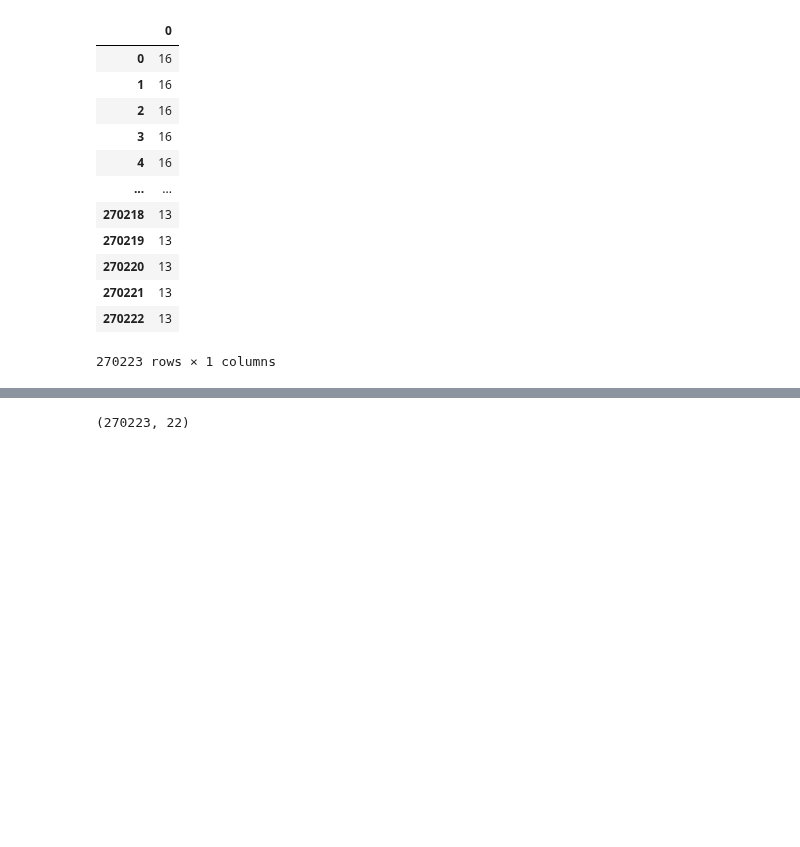
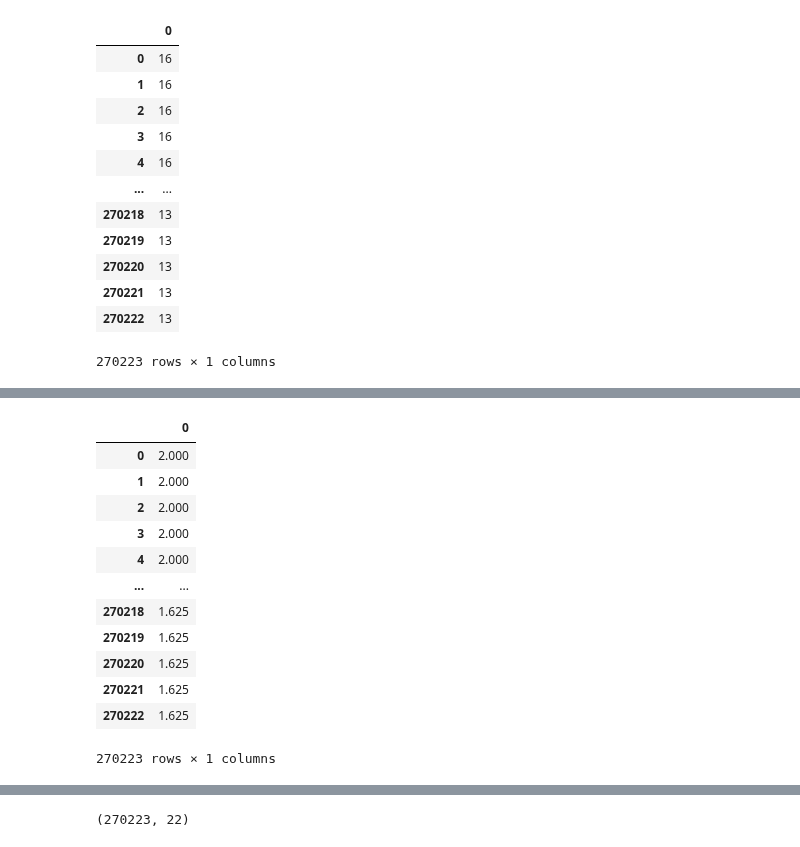
Before and after one commit to Swalke20/DLS_Project, a Jupyter notebook: DLS Data.ipynb, the cells around one changed output, grey strips where cells are left out. Cells and saved outputs as stored; diff of their text form; code cells hidden in the pictures; blank space fills up the shorter version.

```diff
--- a/DLS Data.ipynb
+++ b/DLS Data.ipynb
@@ -1999,11 +1999,19 @@ final_cricketers_dict
  ...}
 # %%
 list_team_value = []
+average_list_team_value = []
+start_list_team_value = []
 for index, row in delivery_df.iterrows():
     team_value = 0
     for player in row['Remaining Team']:
         team_value+=final_cricketers_dict[player]
+    average_team_value = team_value/len(row['Remaining Team'])
+    start_team_value = 0
+    for player in row['Start Team']:
+        start_team_value+=final_cricketers_dict[player]
     list_team_value.append(team_value)
+    average_list_team_value.append(average_team_value)
+    start_list_team_value.append(start_team_value)
 # %%
 list_team_value
 # %% [output]
@@ -2027,5 +2075,7 @@ list_team_value
 # %%
 team_value_df = pd.DataFrame(list_team_value)
+average_team_value_df = pd.DataFrame(average_list_team_value)
+start_team_value_df = pd.DataFrame(start_list_team_value)
 # %%
 team_value_df
 # %% [output]
@@ -2060,3 +2112,19 @@ team_value_df
 | 270221 | 13 |
 | 270222 | 13 |
 270223 rows × 1 columns
+# %%
+average_team_value_df
+# %% [output]
+|  | 0 |
+| 0 | 2.000 |
+| 1 | 2.000 |
+| 2 | 2.000 |
+| 3 | 2.000 |
+| 4 | 2.000 |
+| ... | ... |
+| 270218 | 1.625 |
+| 270219 | 1.625 |
+| 270220 | 1.625 |
+| 270221 | 1.625 |
+| 270222 | 1.625 |
+270223 rows × 1 columns
```
Also changed, not shown: parts of 17 cells of this notebook, 1 other file.
